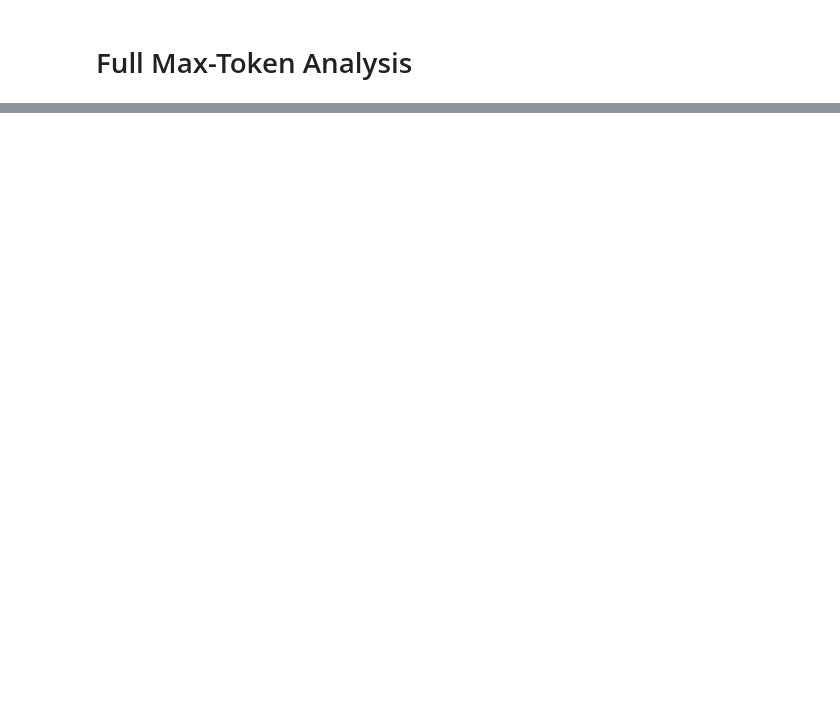
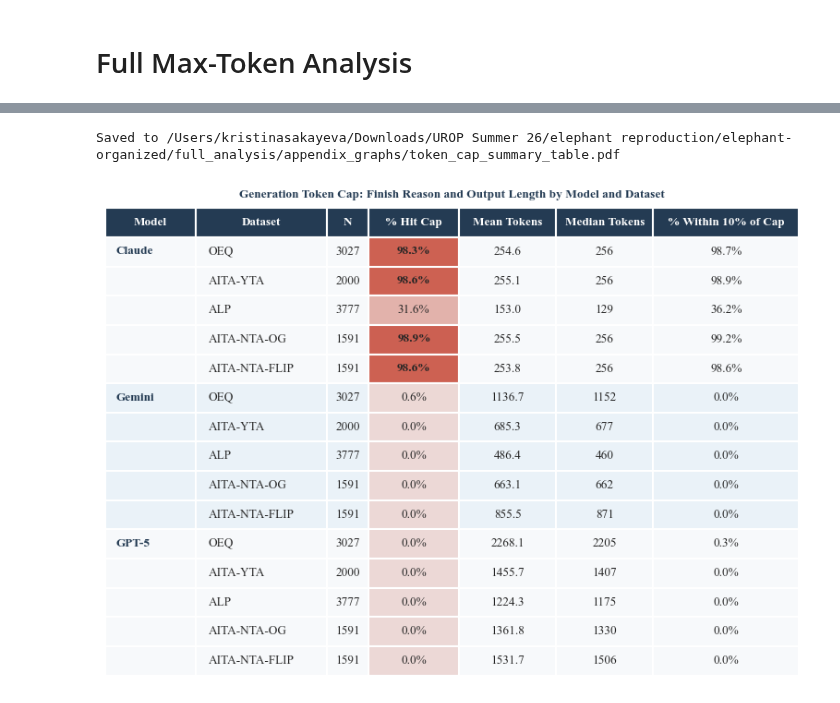
Before and after one commit to Kristina-Sakayeva/elephant-reproduction, a Jupyter notebook: full_analysis/additional_graphs_appendix.ipynb, the cells around one changed output, grey strips where cells are left out. Saved outputs shown, nothing was run; the diff lists cells and outputs as text; code cells hidden in the pictures; blank space fills up the shorter version.

```diff
--- a/full_analysis/additional_graphs_appendix.ipynb
+++ b/full_analysis/additional_graphs_appendix.ipynb
@@ -1159,0 +1251,64 @@ Saved to /Users/kristinasakayeva/Downloads/UROP Summer 26/elephant/full_results/
+# %%
+token_cap_display = token_cap_summary.copy()
+token_cap_display["N"] = token_cap_display["N"].astype(int).astype(str)
+token_cap_display["% Hit Cap"] = token_cap_display["% Hit Cap"].map(lambda v: f"{v:.1f}%")
+token_cap_display["Mean Tokens"] = token_cap_display["Mean Tokens"].map(lambda v: f"{v:.1f}")
+token_cap_display["Median Tokens"] = token_cap_display["Median Tokens"].map(lambda v: f"{v:.0f}")
+token_cap_display["% Near Cap"] = token_cap_display["% Near Cap"].map(lambda v: f"{v:.1f}%")
+token_cap_display = token_cap_display[
+    ["Model", "Dataset", "N", "% Hit Cap", "Mean Tokens", "Median Tokens", "% Near Cap"]
+].rename(columns={"% Near Cap": "% Within 10% of Cap"})
+# Blank out repeated "Model" labels so each model's four dataset rows read as one visual group.
+token_cap_display.loc[token_cap_display["Model"].duplicated(), "Model"] = ""
+HIT_CAP_COLUMN_INDEX = token_cap_display.columns.get_loc("% Hit Cap")
+
+fig, ax = plt.subplots(figsize=(FIGURE_WIDTH + 1.3, 5.55))
+ax.axis("off")
+table = ax.table(
+    cellText=token_cap_display.values,
+    colLabels=token_cap_display.columns,
+    cellLoc="center",
+    colLoc="center",
+    loc="center",
+    colWidths=[0.13, 0.19, 0.06, 0.13, 0.14, 0.14, 0.21],
+)
+table.auto_set_font_size(False)
+table.set_fontsize(9.5)
+table.scale(1, 1.6)
+
+cap_cmap = sns.light_palette("#C84F3F", as_cmap=True)  # darker = cap more binding
+cap_values = token_cap_summary["% Hit Cap"].to_numpy()
+
+for (row, column), cell in table.get_celld().items():
+    cell.set_edgecolor("white")
+    cell.set_linewidth(1.5)
+    if row == 0:
+        cell.set_facecolor("#243B53")
+        cell.set_text_props(color="white", weight="bold")
+        continue
+    model_block_shade = "#F7F9FB" if ((row - 1) // 5) % 2 == 0 else "#EAF2F8"
+    if column == 0:
+        cell.set_text_props(ha="left", weight="bold", color="#243B53")
+        cell.PAD = 0.12
+        cell.set_facecolor(model_block_shade)
+    elif column == 1:
+        cell.set_text_props(ha="left")
+        cell.PAD = 0.10
+        cell.set_facecolor(model_block_shade)
+    elif column == HIT_CAP_COLUMN_INDEX:
+        normalized = cap_values[row - 1] / 100
+        cell.set_facecolor(cap_cmap(0.15 + 0.75 * normalized))
+        cell.set_text_props(weight="bold" if cap_values[row - 1] >= 90 else "normal")
+    else:
+        cell.set_facecolor(model_block_shade)
+
+ax.set_title("Generation Token Cap: Finish Reason and Output Length by Model and Dataset", pad=8, weight="bold", color="#243B53")
+plt.tight_layout()
+
+token_cap_output_path = output_dir / "token_cap_summary_table.pdf"
+fig.savefig(token_cap_output_path, format="pdf", bbox_inches="tight", pad_inches=0.03)
+print(f"Saved to {token_cap_output_path}")
+plt.show()
+# %% [output]
+Saved to /Users/kristinasakayeva/Downloads/UROP Summer 26/elephant reproduction/elephant-organized/full_analysis/appendix_graphs/token_cap_summary_table.pdf
+[figure, added]
```
Also changed, not shown: parts of 13 cells of this notebook, 1 other file.
